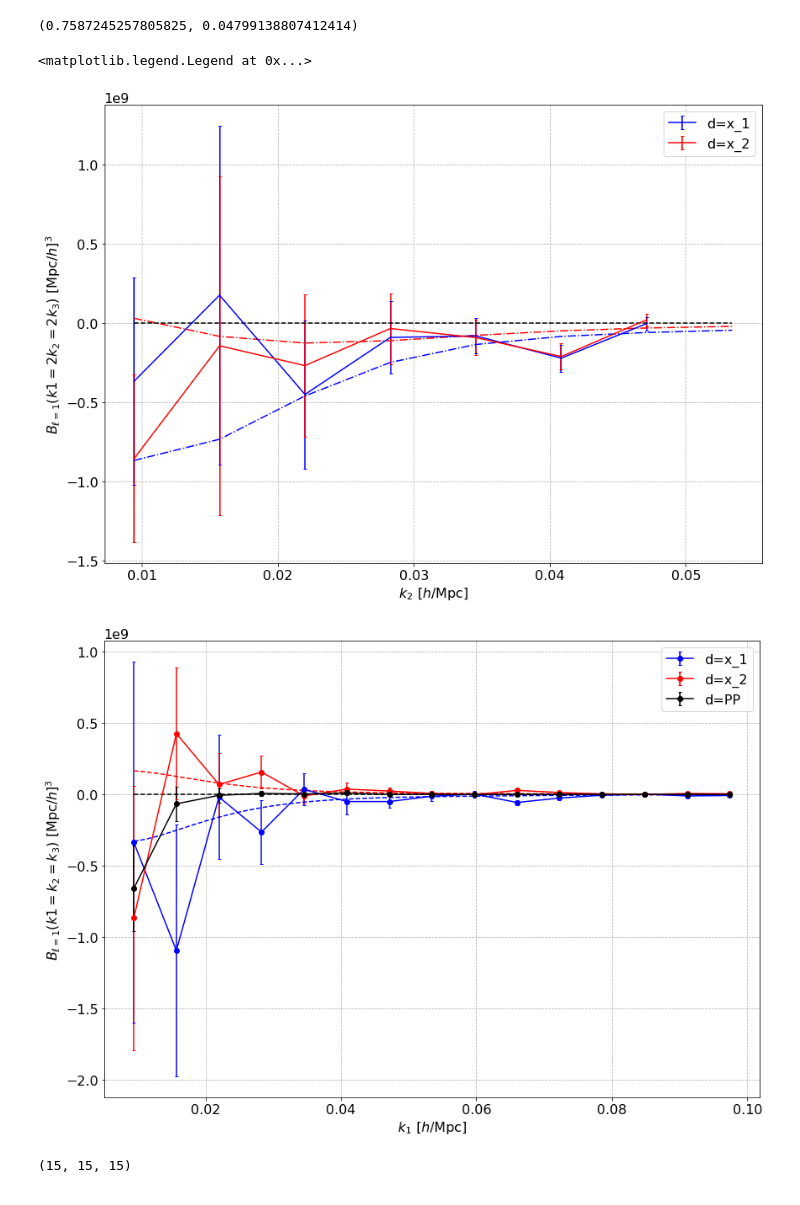
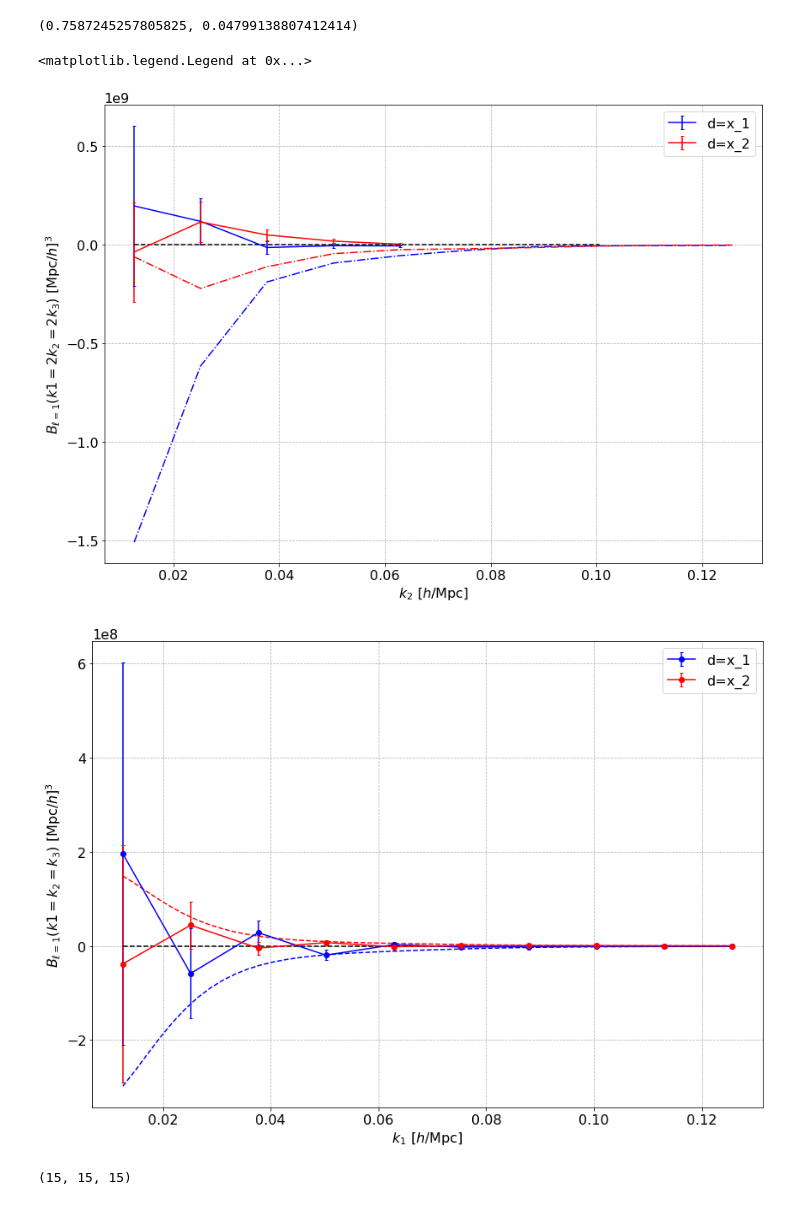
Before and after one commit to craddis1/PkBk, a Jupyter notebook: Notebooks/Bk_18_7_23.ipynb, the cells around one changed output. Saved outputs shown, nothing was run; the diff lists cells and outputs as text; code cells hidden in the pictures.

```diff
--- a/Notebooks/Bk_18_7_23.ipynb
+++ b/Notebooks/Bk_18_7_23.ipynb
@@ -79,7 +79,7 @@ field_tmp = np.load(path + 'fields_CIC/' + realisation + '_' + red_info + '_' +
 %%time
 rfft=False
 order=2
-obs_pos=(500,500,-500)
+obs_pos=(500,500,0)
 grid_info = cgi.compute_survey(Nside,L,rfft,order,obs_pos)  # so call
 xi,xi_unorm,ki,k_mag,MAS,k_f,k_ny = grid_info
 # %% [output]
@@ -88,9 +88,9 @@ Wall time: 149 ms
 # %%
 %%time
 dtype=np.complex64
-s=1/2 #units of 2*k_f
-threads=6
-ks=np.arange(k_f,0.1,k_f)+ k_f/2 #offset for more centered bins at low k
+s=1 #units of 2*k_f    #1 - 2 generally works well...
+threads=4
+ks=np.arange(k_f,0.12,s*2*k_f) + s*k_f #offset for more centered bins at low k
 binning_info = cgi.bk_full_compute_bins(ks,Nside,s,grid_info[3],grid_info[5],dtype,threads,rfft)
 In_bin,Ntri = binning_info
 # %% [output]
@@ -109,13 +109,13 @@ Number of FFTs used= 4 Number of iFFTs used= 30
 CPU times: user 38.5 s, sys: 1.22 s, total: 39.7 s
 Wall time: 5.33 s
 # %%
-"""bk_full = {
+bk_full = {
     'Cen' : {},#redshift space in centre
     '-500' : {},#z_obs
     '0':{},
     'PP' : {}, # PP with RSD
     'real': {}#real space
-    } """
+    }
 # %%
 #wrapper function for multiprocessing
 def bk_wrapper(inputs):
@@ -129,16 +129,22 @@ def bk_wrapper(inputs):
 #function to run to calculate bispectrum for different multiplles over realisations...
 #will add to already existing arrays adding extra from N_min to N_max
 #if exorder is mid then it returns a (N_max,3,N_bins,N_bins,N_bins) and not just (N_max,N_bins,N_bins,N_bins)
-def bk_realisations(field,bk_dict,ls,rs,exorder,N_min,N_max,cores=1,chunksize=5):#add path so choose fields as were
+def bk_realisations(field,bk_dict,ls,rs,exorder,N_min,N_max,cores=1):#add path so choose fields as were
+
+
 
     if exorder=='mid':#if mid then calculate all 3 endpoints for given l
         for l in ls:  #which multipoles to calculate
             key ='l=%d'%(l) + '_' + 'end'
             key_mono ='l=%d'%(0)
+            if key in bk_dict.keys():
+                    if len(bk_dict[key]) > N_max - N_min:#in case of error just delete
+                        bk_dict.pop(key, None)
+                        #bk_dict.pop(key_mono, None)
 
             pool = multiprocessing.Pool(processes=cores)#set up pool
             inputs = [(i, field, bk_dict, l, rs, exorder) for i in range(N_min, N_max)] #define list of inputs
-            result = np.array(list(tqdm(pool.imap(bk_wrapper, inputs, chunksize=chunksize), total=N_max-N_min)))
+            result = np.array(list(tqdm(pool.imap(bk_wrapper, inputs), total=N_max-N_min)))
             pool.close()
             pool.join()
 
@@ -148,6 +154,10 @@ def bk_realisations(field,bk_dict,ls,rs,exorder,N_min,N_max,cores=1,chunksize=5)
         for l in ls:  #which multipoles to calculate # monopole is calculated for any even multipole
             key ='l=%d'%(l) + '_' + str(rs)
             key_mono ='l=%d'%(0)
+            if key in bk_dict.keys():
+                    if len(bk_dict[key]) > N_max - N_min:#in case of error just delete
+                        bk_dict.pop(key, None)
+                        #bk_dict.pop(key_mono, None)
 
             pool = multiprocessing.Pool(processes=cores)#set up pool
             inputs = [(i, field, bk_dict, l, rs, exorder) for i in range(N_min, N_max)] #define list of inputs
@@ -163,13 +173,13 @@ def bk_realisations(field,bk_dict,ls,rs,exorder,N_min,N_max,cores=1,chunksize=5)
         bk_temp = np.zeros((N_max,*arr_bk.shape[1:]),dtype=np.complex64) #create empty arrays in dict to store bispectra
         bk_temp[N_min:N_max] = arr_bk # set new results
         previous = 1*bk_dict[key]
-        bk_temp[:N_min] = previous # add prior results back
+        bk_temp[:len(previous)] = previous # add prior results back
         bk_dict[key] = bk_temp # set new dict
         if l % 2 == 0:#if even
             bk_temp = np.zeros((N_max,len(ks),len(ks),len(ks)),dtype=np.complex64)
             bk_temp[N_min:N_max] = arr_mono # set new results
             previous = 1*bk_dict[key_mono]
-            bk_temp[:N_min] = previous
+            bk_temp[:len(previous)] = previous
             bk_dict[key_mono] = bk_temp
     else:
         bk_dict[key] = arr_bk
@@ -185,11 +195,10 @@ if field == 'real': #real has a different naming convention for no reason
     fieldadd = ''
 
 ls = [1]
-rs = 'end'        #[0,0] #     #[0,0] can lead to it just doing endpoint despite exorder
-exorder = 'mid'   #0#1
+rs = 'end'#[0,0] #        #     #[0,0] can lead to it just doing endpoint despite exorder
+exorder = 'mid'#0#   #1
 
 #for multiprocessing
-cores = 4
-chunksize = 2
+cores = 6
 #update which dictionary as well as fields and ls,rs,exorder
-bk_full[field] = bk_realisations(fieldadd,bk_full[field],ls,rs,exorder,0,300,cores,chunksize)
+bk_full[field] = bk_realisations(fieldadd,bk_full[field],ls,rs,exorder,300,500,cores)
@@ -351,8 +375,8 @@ print(stats.pearsonr(arr1,arr2))
 #ok for folded triangle stuff....
 plt.figure(figsize=(14,10))
 
-key_ = '-500'
-davg =1010 # 560 #
+key_ = '0'
+davg = 560 #1010 #
 
 plot_full_fold(bk_full_avg[key_]['l=1_end'][0],bk_full_err[key_]['l=1_end'][0],'blue','d=x_1')
 plot_full_fold(bk_full_avg[key_]['l=1_end'][1],bk_full_err[key_]['l=1_end'][1],'red','d=x_2')
@@ -361,11 +385,11 @@ plot_full_fold(bk_full_avg[key_]['l=1_end'][1],bk_full_err[key_]['l=1_end'][1],'
 #mid
 #plot_full_fold(bk_full_avg[key_]['l=1_mid'],bk_full_err[key_]['l=1_mid'],'orange','d=mid')
 #PP
-#plot_full_fold(bk_full_avg['PP']['l=1_[0, 0]'],bk_full_err['PP']['l=1_[0, 0]'],'black','d=PP')
+#plot_full_fold(bk_full_avg2['PP']['l=1_[0, 0]'],bk_full_err2['PP']['l=1_[0, 0]'],'black','d=PP')
 
 #plot theory
-plt.plot(ks[:8],bk_wide_angle(2*ks,ks,np.pi,0,0)[:8]/davg,'-.',color='blue')#
-plt.plot(ks[:8],bk_wide_angle(2*ks,ks,np.pi,1,0)[:8]/davg,'-.',color='red')
+plt.plot(ks,bk_wide_angle(2*ks,ks,np.pi,0,0)/davg,'-.',color='blue')#
+plt.plot(ks,bk_wide_angle(2*ks,ks,np.pi,1,0)/davg,'-.',color='red')
 #plt.plot(ks[:8],bk_wide_angle(2*ks,ks,np.pi,0,1)[:8]/davg,'-.',color='green')
 #plt.plot(ks[:8],bk_wide_angle(2*ks,ks,np.pi,1/3,1/3)[:8]/davg,'-.',color='orange')
 #for plotting
@@ -376,39 +400,39 @@ plt.grid(ls='--',lw=0.75)
 plt.legend()
 # %% [output]
 <matplotlib.legend.Legend at 0x...>
-[figure, old version]
+[figure, new version]
 # %%
 #ok for equalateral stuff....
 plt.figure(figsize=(14,10))
 
 key_ = '0'
 davg = 560 #1010 #
 
 plot_full_eq(bk_full_avg[key_]['l=1_end'][0],bk_full_err[key_]['l=1_end'][0],'blue','d=x_1')
 plot_full_eq(bk_full_avg[key_]['l=1_end'][1],bk_full_err[key_]['l=1_end'][1],'red','d=x_2')
 #plot_full_eq(bk_full_avg[key_]['l=1_end'][2],bk_full_err[key_]['l=1_end'][2],'green','d=x_3')
 for j in range(50):
     for i in range(10):
         1#plt.plot(ks[i],bk_full['0']['l=1_[1, 0]'][j][0][i,i,i].imag,',',color='grey',alpha=1)
 
 #plane parralel
-plot_full_eq(bk_full_avg['PP']['l=1_[0, 0]'],bk_full_err['PP']['l=1_[0, 0]'],'black','d=PP')
+#plot_full_eq(bk_full_avg['PP']['l=1_[0, 0]'],bk_full_err['PP']['l=1_[0, 0]'],'black','d=PP')
 #plot mid
 #plot_full_eq(bk_full_avg[key_]['l=1_mid'],bk_full_err[key_]['l=1_mid'],'orange','d=mid')
 
 plt.plot(k_eq,bk_wide_angle(k_eq,k_eq,theta_eq,0,0,b2=0,gamma2=0)/davg,'--',color='blue')
 plt.plot(k_eq,bk_wide_angle(k_eq,k_eq,theta_eq,1,0,b2=0,gamma2=0)/davg,'--',color='red')
 #plt.plot(k_eq,bk_wide_angle(k_eq,k_eq,theta_eq,0,1,b2=0,gamma2=0)/davg,'--',color='green')
 
 #for plotiing
 plt.xlabel('$ k_1 \,\,[h/\mathrm{Mpc}]$')
 plt.ylabel('$ B_{\ell=1}(k1=k_2=k_3) \,\,[\mathrm{Mpc}/h]^3$')
 plt.plot(ks,np.zeros_like(ks),'--', color='black')
 plt.grid(ls='--',lw=0.75)
 plt.legend()
 plt.savefig('Eqaulateral_dipole.png')
 # %% [output]
-[figure, old version]
+[figure, new version]
 # %%
 def save_dict(Bk_save):
     #save dictionary to particualar folder
```
Also changed, not shown: parts of 11 cells of this notebook, 6 other files.
